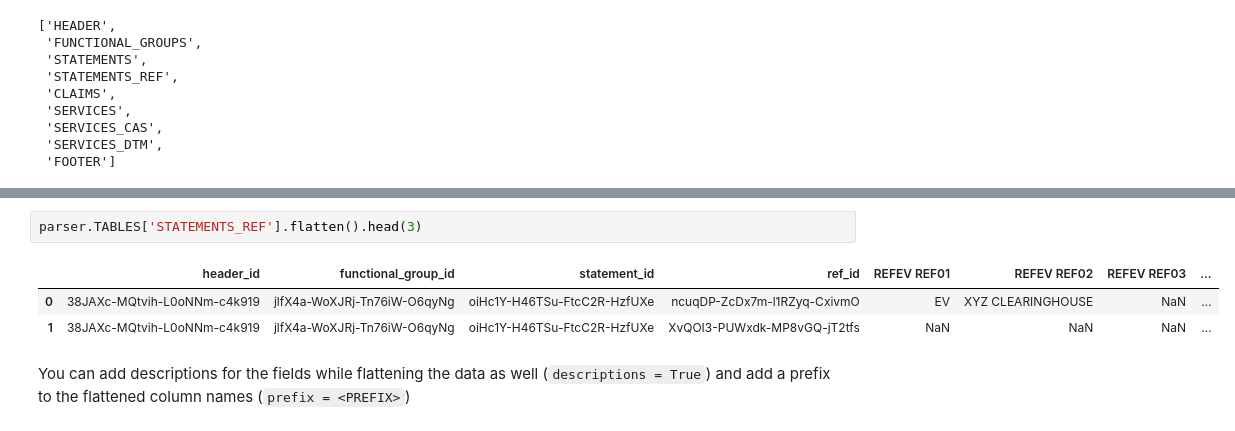
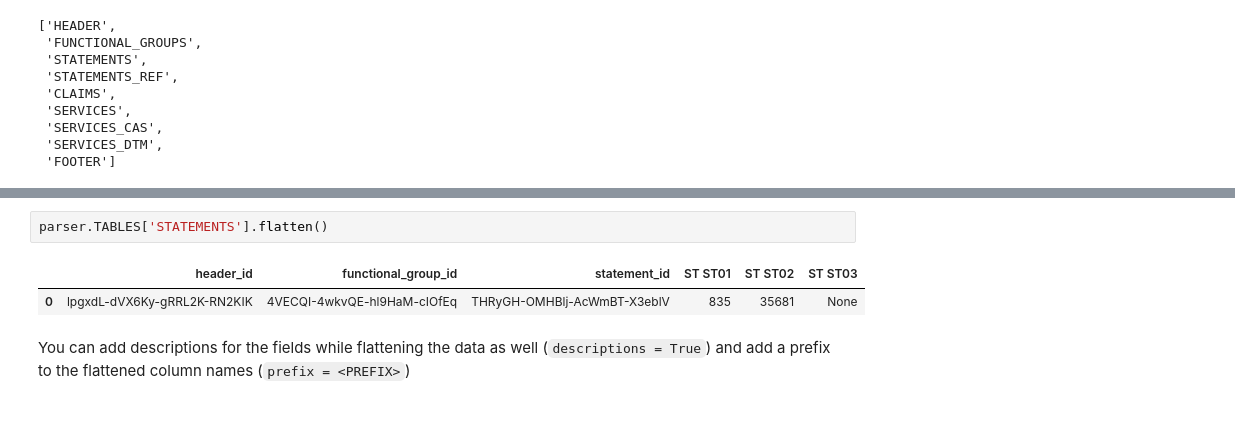
Before and after one commit to DHR-Health/py835, a Jupyter notebook: README.ipynb, the cells around one changed output, grey strips where cells are left out. Cells and saved outputs as stored; diff of their text form.

```diff
--- a/README.ipynb
+++ b/README.ipynb
@@ -85,9 +93,8 @@ By default, **py835** dataframes are in long-format. The dataframes generated by
 # %%
-parser.TABLES['STATEMENTS_REF'].flatten().head(3)
+parser.TABLES['STATEMENTS'].flatten()
 # %% [output]
-|  | header_id | functional_group_id | statement_id | ref_id | REFEV REF01 | REFEV REF02 | REFEV REF03 | ... |
-| 0 | 38JAXc-MQtvih-L0oNNm-c4k919 | jlfX4a-WoXJRj-Tn76iW-O6qyNg | oiHc1Y-H46TSu-FtcC2R-HzfUXe | ncuqDP-ZcDx7m-l1RZyq-CxivmO | EV | XYZ CLEARINGHOUSE | NaN | ... |
-| 1 | 38JAXc-MQtvih-L0oNNm-c4k919 | jlfX4a-WoXJRj-Tn76iW-O6qyNg | oiHc1Y-H46TSu-FtcC2R-HzfUXe | XvQOI3-PUWxdk-MP8vGQ-jT2tfs | NaN | NaN | NaN | ... |
+|  | header_id | functional_group_id | statement_id | ST ST01 | ST ST02 | ST ST03 |
+| 0 | lpgxdL-dVX6Ky-gRRL2K-RN2KIK | 4VECQI-4wkvQE-hl9HaM-cIOfEq | THRyGH-OMHBlj-AcWmBT-X3eblV | 835 | 35681 | None |
 # %% [markdown]
 You can add descriptions for the fields while flattening the data as well (`descriptions = True`) and add a prefix to the flattened column names (`prefix = <PREFIX>`)
 # %%
```
Also changed, not shown: parts of 10 cells of this notebook, 1 other file.
